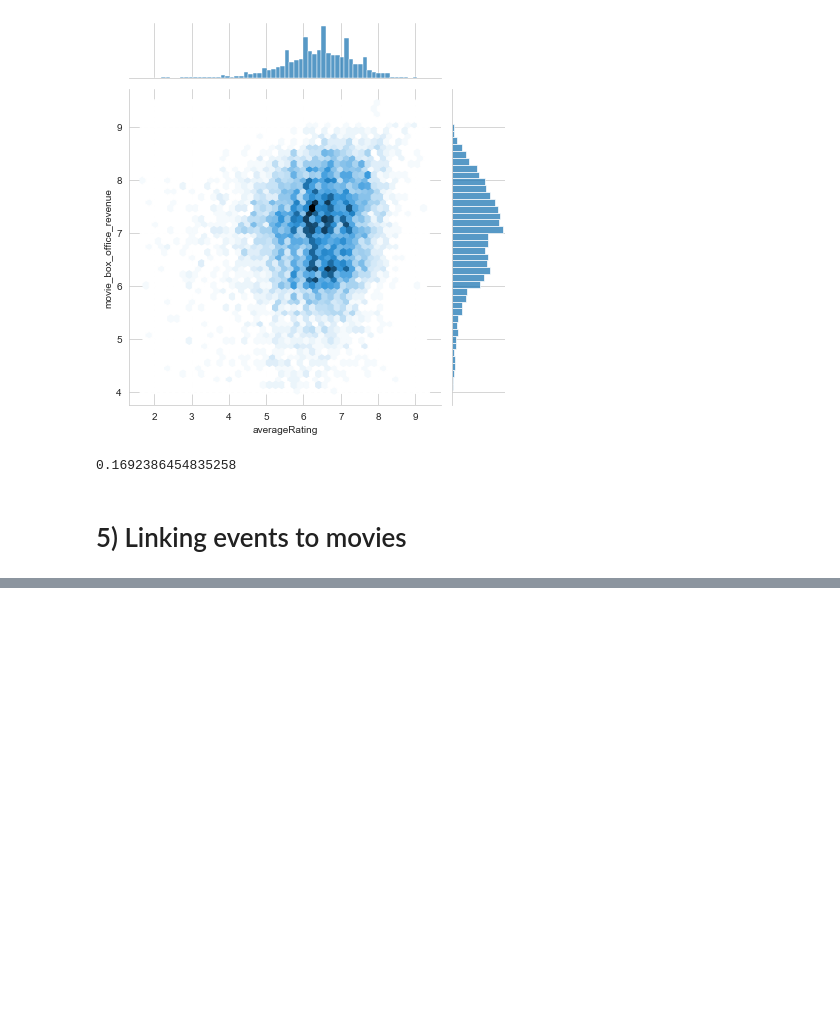
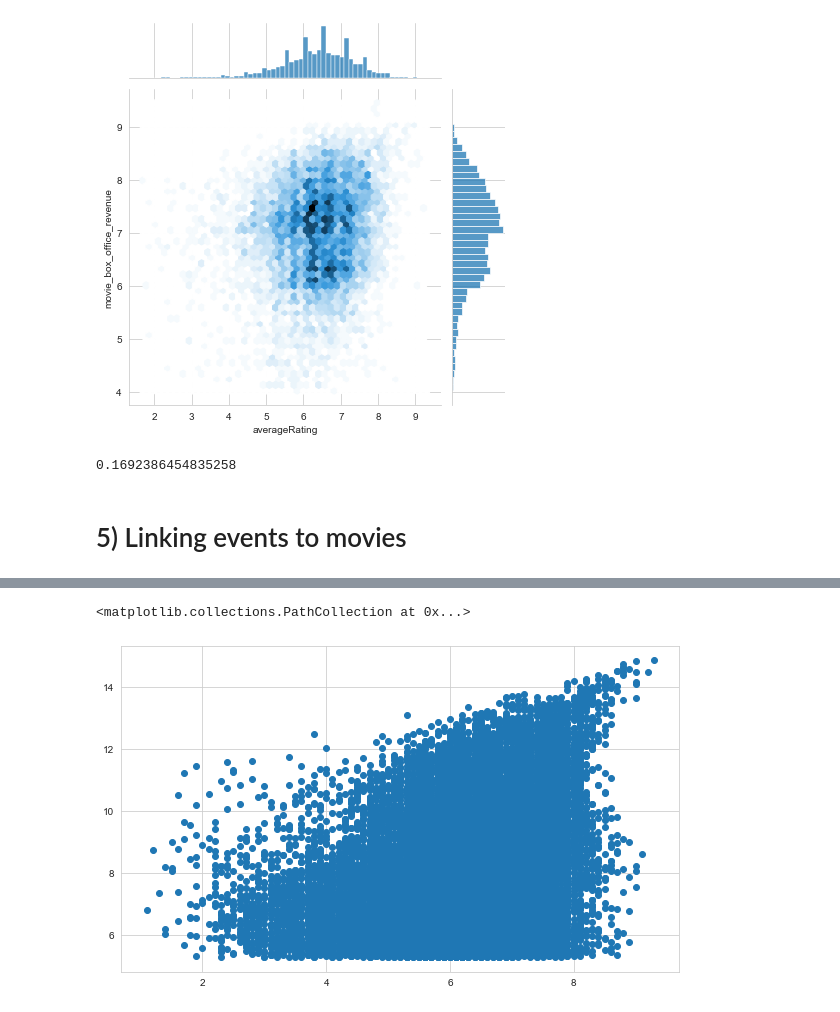
Before and after one commit to epfl-ada/ada-2023-project-adhd2023, a Jupyter notebook: milestone2.ipynb, the cells around one changed output, grey strips where cells are left out. Drawn from its saved outputs; the diff is of its cells as text; code cells hidden in the pictures; blank space fills up the shorter version.

```diff
--- a/milestone2.ipynb
+++ b/milestone2.ipynb
@@ -573,0 +691,12 @@ df_roles.sample(10)
+# %%
+df = movies_ratings.copy()
+#normalize the number of votes mean and std
+#df['numVotes'] = (df['numVotes'] - df['numVotes'].mean()) / df['numVotes'].std()
+#df['numVotes'] = (df['numVotes'] - df['numVotes'].min()) / (df['numVotes'].max() - df['numVotes'].min())
+
+#scatter plot the average rating and the numberr of votes
+plt.figure(figsize=(10, 6))
+plt.scatter(df['averageRating'],np.log(df['numVotes']))
+# %% [output]
+<matplotlib.collections.PathCollection at 0x...>
+[figure, added]
```
Also changed, not shown: parts of 16 cells of this notebook.
